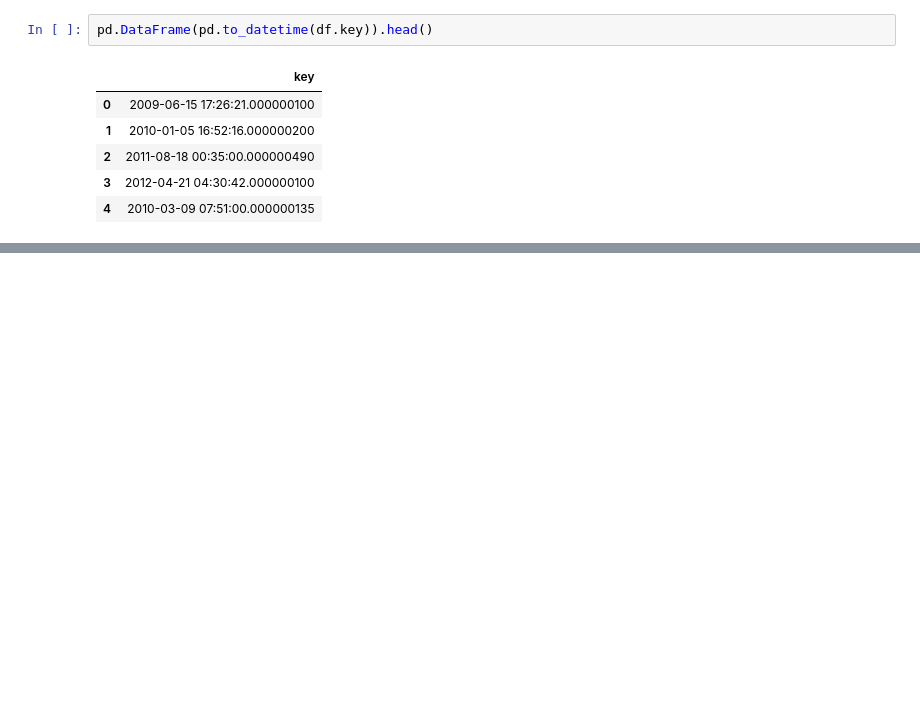
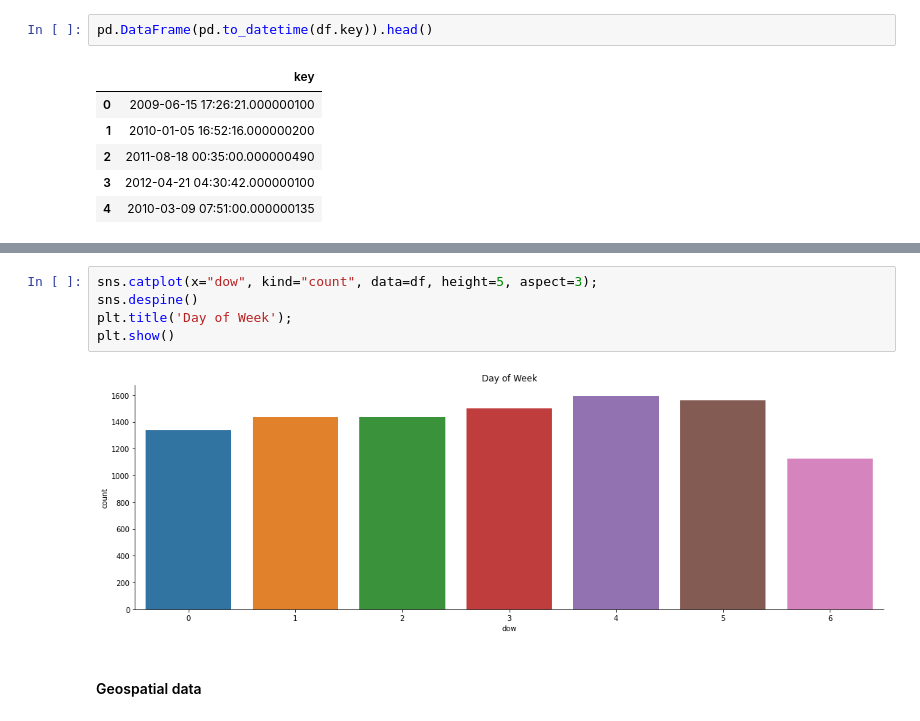
Before and after one commit to edgarminault/lyft, a Jupyter notebook: notebooks/EDA.ipynb, the cells around one changed output, grey strips where cells are left out. Saved outputs shown, nothing was run; the diff lists cells and outputs as text; blank space fills up the shorter version.

```diff
--- a/notebooks/EDA.ipynb
+++ b/notebooks/EDA.ipynb
@@ -73,0 +124,9 @@ pd.DataFrame(pd.to_datetime(df.key)).head()
+# %%
+sns.catplot(x="dow", kind="count", data=df, height=5, aspect=3);
+sns.despine()
+plt.title('Day of Week');
+plt.show()
+# %% [output]
+[figure, added]
+# %% [markdown]
+#### Geospatial data
```
Also changed, not shown: parts of 40 cells of this notebook.
